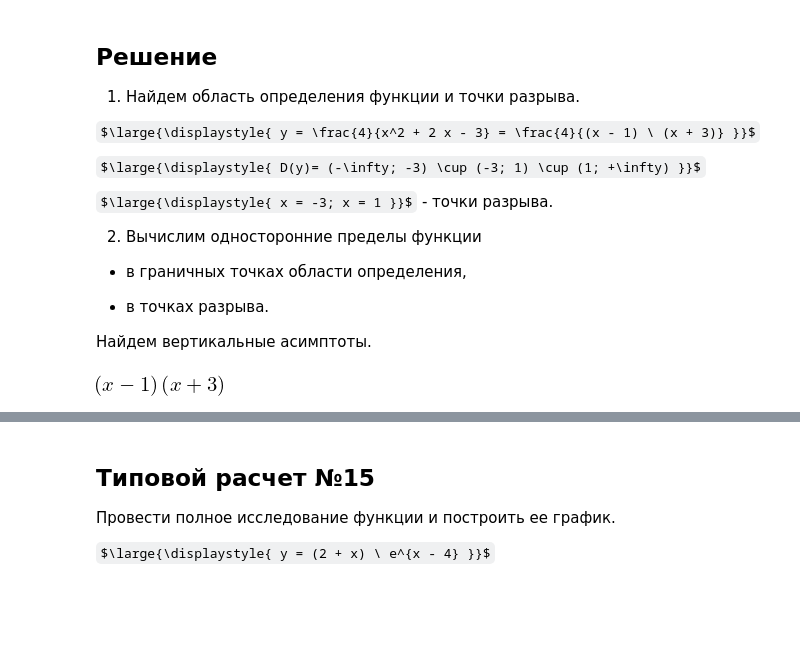
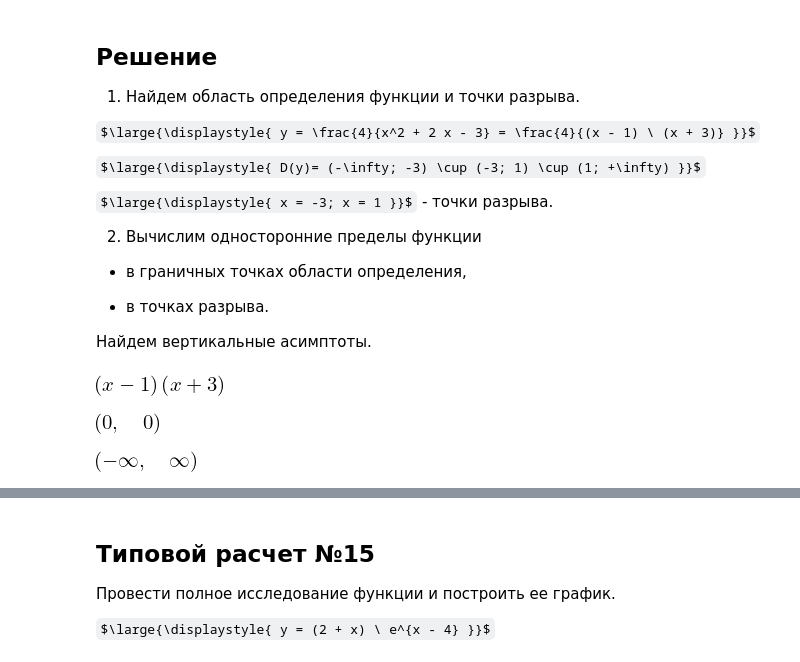
Before and after one commit to OlgaBelitskaya/math_20182019, a Jupyter notebook: mathanalysis_standardcalc209-215.ipynb, the cells around one changed output, grey strips where cells are left out. Drawn from its saved outputs; the diff is of its cells as text; code cells hidden in the pictures; some formulas as TeX source; blank space fills up the shorter version.

```diff
--- a/mathanalysis_standardcalc209-215.ipynb
+++ b/mathanalysis_standardcalc209-215.ipynb
@@ -367,3 +367,11 @@ y = 4 / (x ** 2 + 2 * x - 3)
 factor(x ** 2 + 2 * x - 3)
 # %% [output]
 [figure]
+# %%
+limit(4 / (x ** 2 + 2 * x - 3), x, -oo), limit(4 / (x ** 2 + 2 * x - 3), x, +oo)
+# %% [output]
+[figure, added]
+# %%
+limit(4 / (x ** 2 + 2 * x - 3), x, -3, '+'), limit(4 / (x ** 2 + 2 * x - 3), x, -3, '-')
+# %% [output]
+[figure, added]
```
Also changed, not shown: parts of 16 cells of this notebook.
